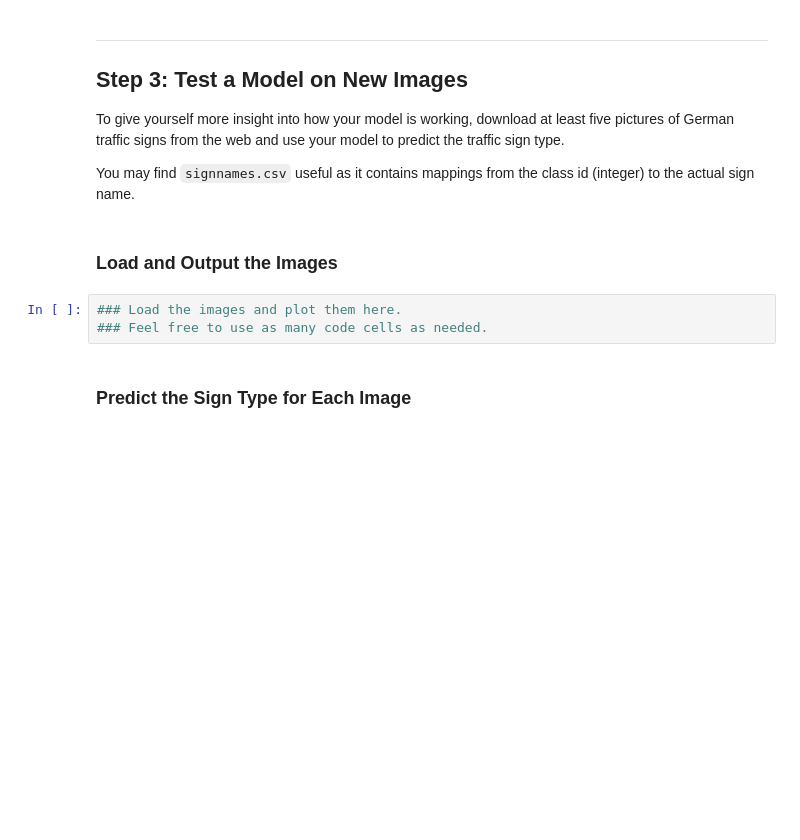
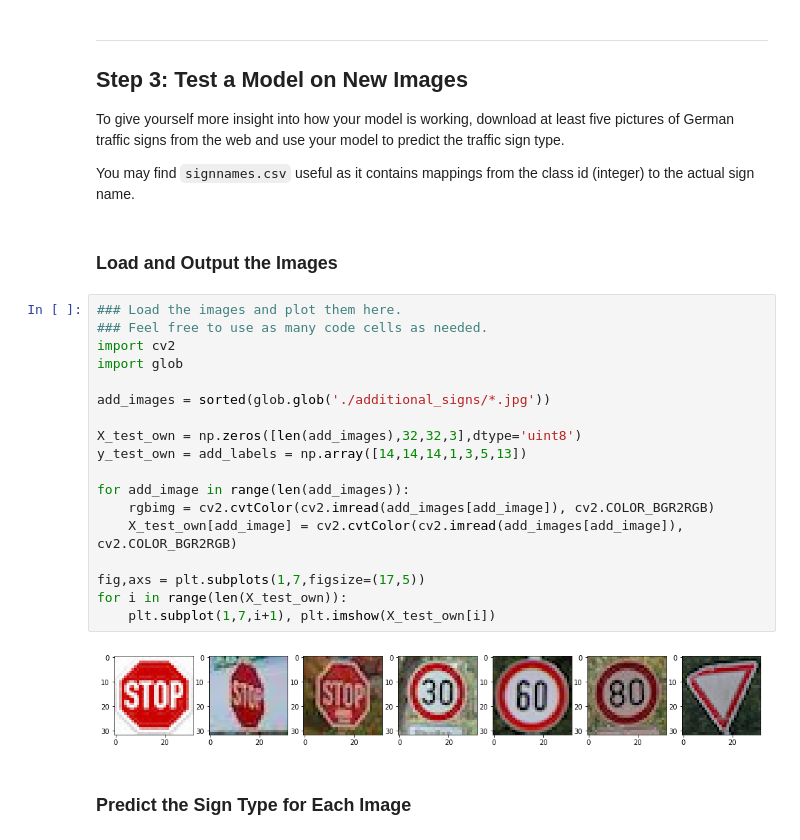
Before and after one commit to thelukasssheee/CarND-Traffic-Sign-Classifier-P2, a Jupyter notebook: Traffic_Sign_Classifier.ipynb, the cells around one changed output. Drawn from its saved outputs; the diff is of its cells as text; blank space fills up the shorter version.

Commit message:
Jupyter now including own traffic signs

```diff
--- a/Traffic_Sign_Classifier.ipynb
+++ b/Traffic_Sign_Classifier.ipynb
@@ -460,9 +460,26 @@ To give yourself more insight into how your model is working, download at least
 You may find `signnames.csv` useful as it contains mappings from the class id (integer) to the actual sign name.
 # %% [markdown]
 ### Load and Output the Images
-# %%
-### Load the images and plot them here.
-### Feel free to use as many code cells as needed.
+# %%
+### Load the images and plot them here.
+### Feel free to use as many code cells as needed.
+import cv2
+import glob
+
+add_images = sorted(glob.glob('./additional_signs/*.jpg'))
+
+X_test_own = np.zeros([len(add_images),32,32,3],dtype='uint8')
+y_test_own = add_labels = np.array([14,14,14,1,3,5,13])
+
+for add_image in range(len(add_images)):
+    rgbimg = cv2.cvtColor(cv2.imread(add_images[add_image]), cv2.COLOR_BGR2RGB)
+    X_test_own[add_image] = cv2.cvtColor(cv2.imread(add_images[add_image]), cv2.COLOR_BGR2RGB)
+
+fig,axs = plt.subplots(1,7,figsize=(17,5))
+for i in range(len(X_test_own)):
+    plt.subplot(1,7,i+1), plt.imshow(X_test_own[i])
+# %% [output]
+[figure, added]
 # %% [markdown]
 ### Predict the Sign Type for Each Image
 # %%
```
Also changed, not shown: parts of 6 cells of this notebook, 4 other files.
